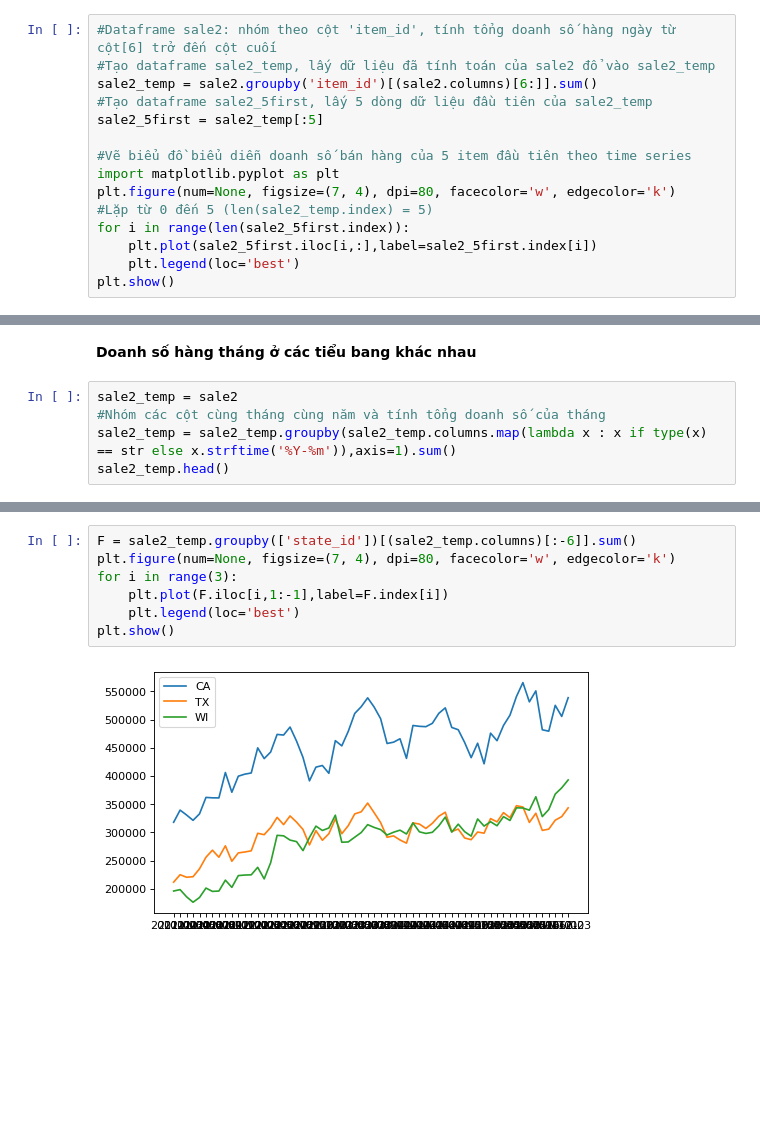
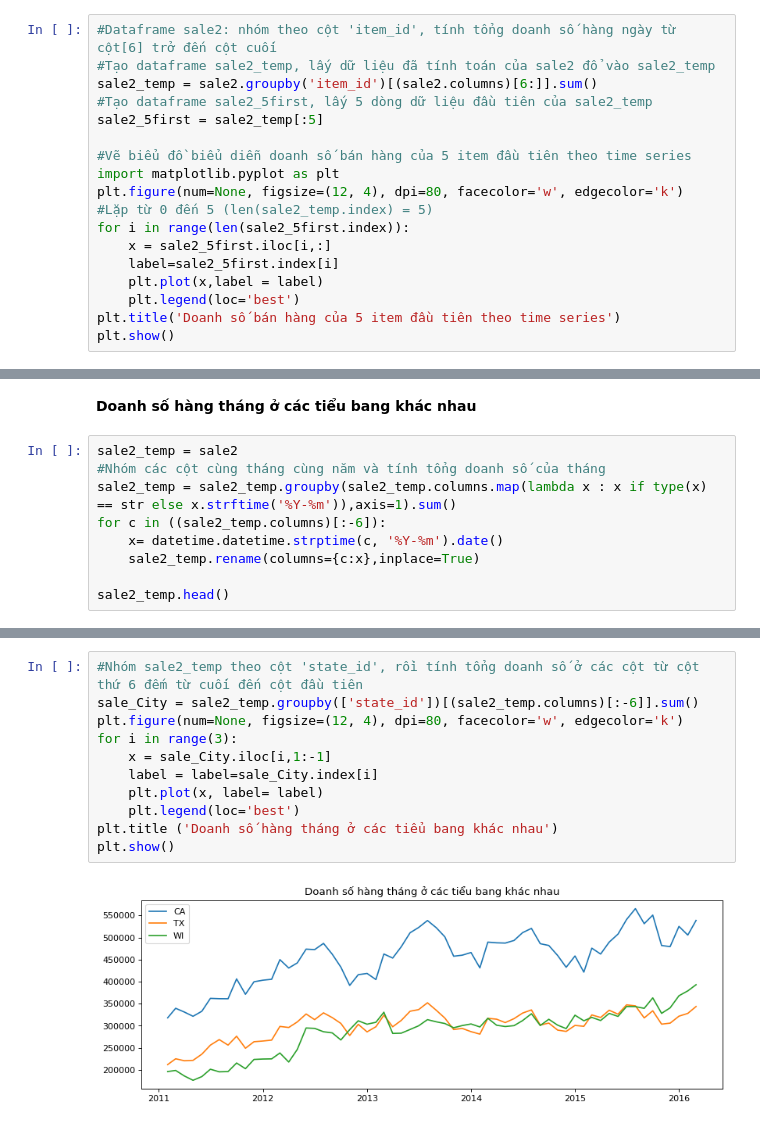
Before and after one commit to HienNguyenMinh/PythonAssignment, a Jupyter notebook: BaiTap2.ipynb, the cells around one changed output, grey strips where cells are left out. Cells and saved outputs as stored; diff of their text form; blank space fills up the shorter version.

```diff
--- a/BaiTap2.ipynb
+++ b/BaiTap2.ipynb
@@ -96,10 +96,13 @@ sale2_5first = sale2_temp[:5]
 
 #Vẽ biểu đồ biểu diễn doanh số bán hàng của 5 item đầu tiên theo time series
 import matplotlib.pyplot as plt
-plt.figure(num=None, figsize=(7, 4), dpi=80, facecolor='w', edgecolor='k')
+plt.figure(num=None, figsize=(12, 4), dpi=80, facecolor='w', edgecolor='k')
 #Lặp từ 0 đến 5 (len(sale2_temp.index) = 5)
 for i in range(len(sale2_5first.index)):
-    plt.plot(sale2_5first.iloc[i,:],label=sale2_5first.index[i])
+    x = sale2_5first.iloc[i,:]
+    label=sale2_5first.index[i]
+    plt.plot(x,label = label)
     plt.legend(loc='best')
+plt.title('Doanh số bán hàng của 5 item đầu tiên theo time series')
 plt.show()
 # %% [output]
@@ -132,5 +135,9 @@ plt.show()
 sale2_temp = sale2
 #Nhóm các cột cùng tháng cùng năm và tính tổng doanh số của tháng
 sale2_temp = sale2_temp.groupby(sale2_temp.columns.map(lambda x : x if type(x) == str else x.strftime('%Y-%m')),axis=1).sum()
+for c in ((sale2_temp.columns)[:-6]):
+    x= datetime.datetime.strptime(c, '%Y-%m').date()
+    sale2_temp.rename(columns={c:x},inplace=True)
+
 sale2_temp.head()
 # %% [output]
@@ -143,10 +150,14 @@ sale2_temp.head()
 5 rows × 70 columns
 # %%
-F = sale2_temp.groupby(['state_id'])[(sale2_temp.columns)[:-6]].sum()
-plt.figure(num=None, figsize=(7, 4), dpi=80, facecolor='w', edgecolor='k')
+#Nhóm sale2_temp theo cột 'state_id', rồi tính tổng doanh số ở các cột từ cột thứ 6 đếm từ cuối đến cột đầu tiên
+sale_City = sale2_temp.groupby(['state_id'])[(sale2_temp.columns)[:-6]].sum()
+plt.figure(num=None, figsize=(12, 4), dpi=80, facecolor='w', edgecolor='k')
 for i in range(3):
-    plt.plot(F.iloc[i,1:-1],label=F.index[i])
+    x = sale_City.iloc[i,1:-1]
+    label = label=sale_City.index[i]
+    plt.plot(x, label= label)
     plt.legend(loc='best')
+plt.title ('Doanh số hàng tháng ở các tiểu bang khác nhau')
 plt.show()
 # %% [output]
-[figure, old version]
+[figure, new version]
```
Also changed, not shown: parts of 5 cells of this notebook.
